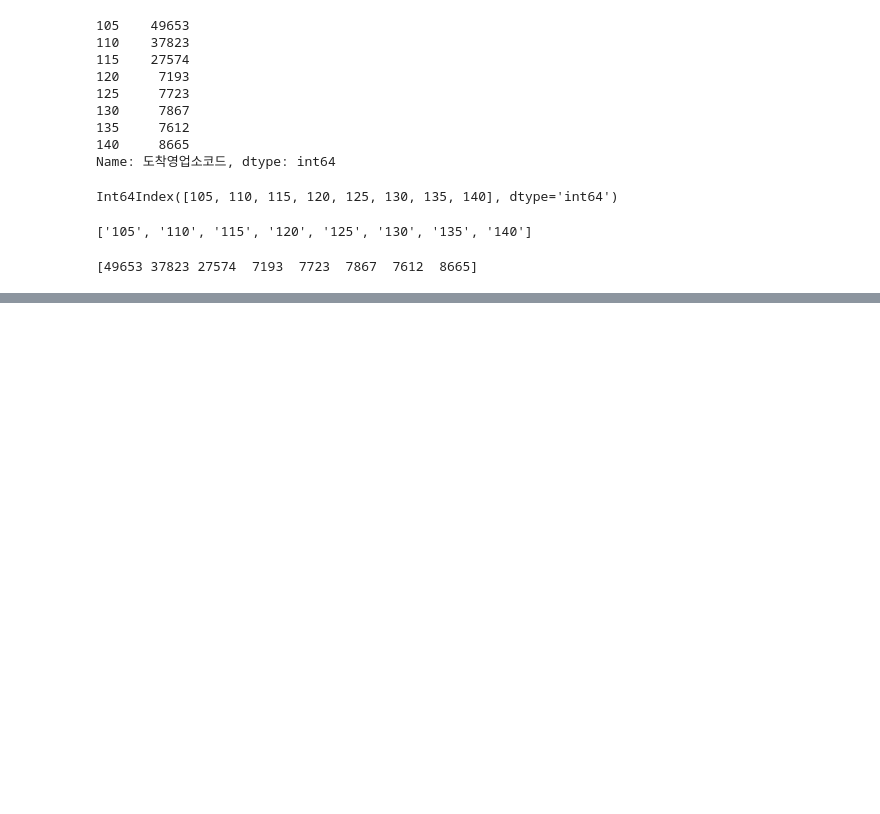
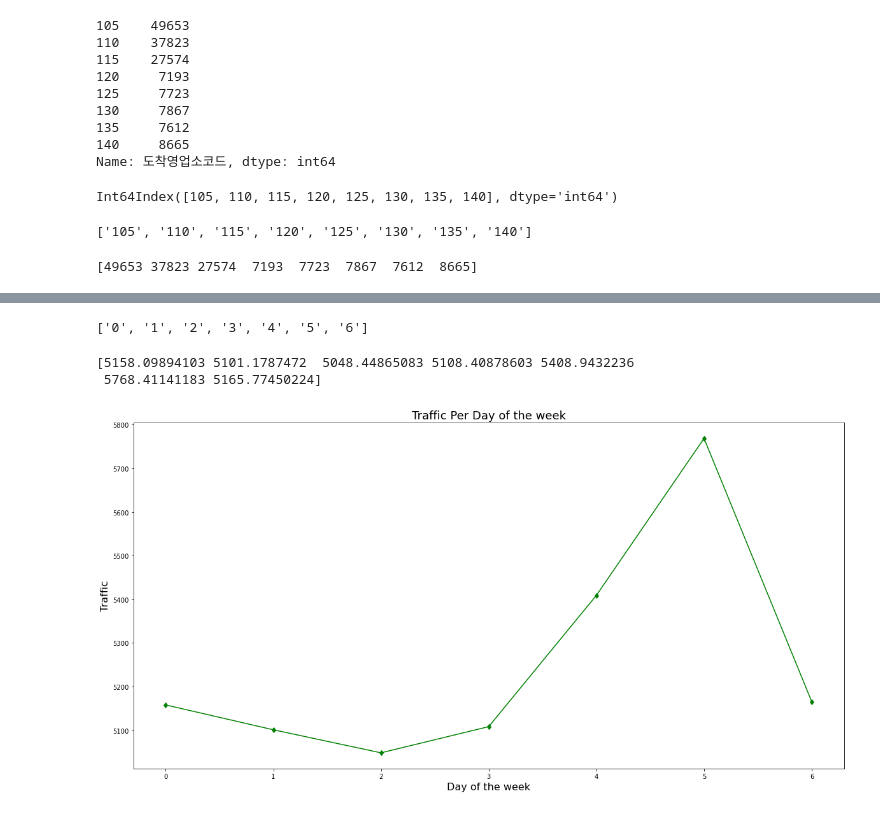
Before and after one commit to maskedrider555/FastCamous_DL, a Jupyter notebook: DataAnalysis/LineChart.ipynb, the cells around one changed output, grey strips where cells are left out. Saved outputs shown, nothing was run; the diff lists cells and outputs as text; code cells hidden in the pictures; blank space fills up the shorter version.

```diff
--- a/DataAnalysis/LineChart.ipynb
+++ b/DataAnalysis/LineChart.ipynb
@@ -181,0 +198,2 @@ plt.show()
+# %%
+data_weekdays_time = data_weekdays["통행시간"]
@@ -181,0 +212,22 @@ plt.show()
+# %%
+x = data_weekdays_time.index
+lables = [str(i) for i in x]
+print(lables)
+# %% [output]
+['0', '1', '2', '3', '4', '5', '6']
+# %%
+values = data_weekdays_time.values
+print(values)
+# %% [output]
+[5158.09894103 5101.1787472  5048.44865083 5108.40878603 5408.9432236
+ 5768.41141183 5165.77450224]
+# %%
+# Config size
+plt.figure(figsize=(20,10))
+plt.plot(lables, values, marker="d", color="g")
+plt.title("Traffic Per Day of the week", fontsize=18)
+plt.xlabel("Day of the week", fontdict={"size":16})
+plt.ylabel("Traffic", fontdict={"size":16})
+plt.show()
+# %% [output]
+[figure, added]
```
Also changed, not shown: parts of 5 cells of this notebook.
